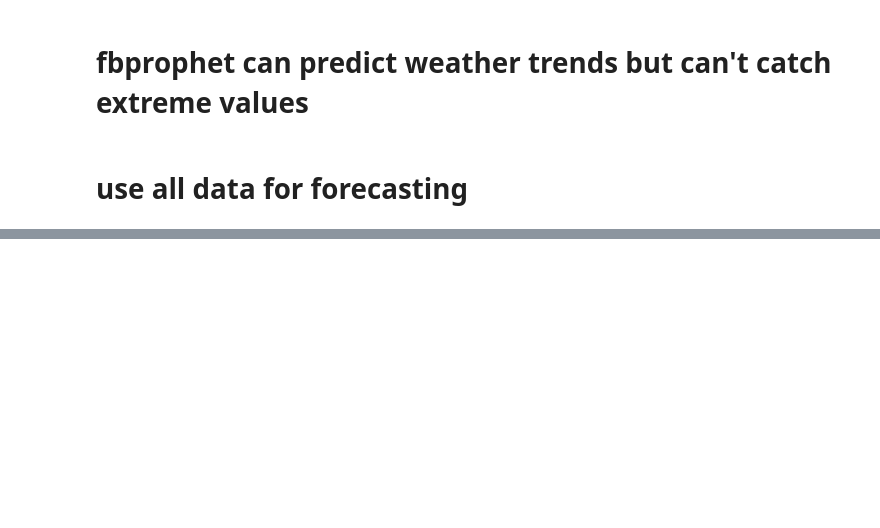
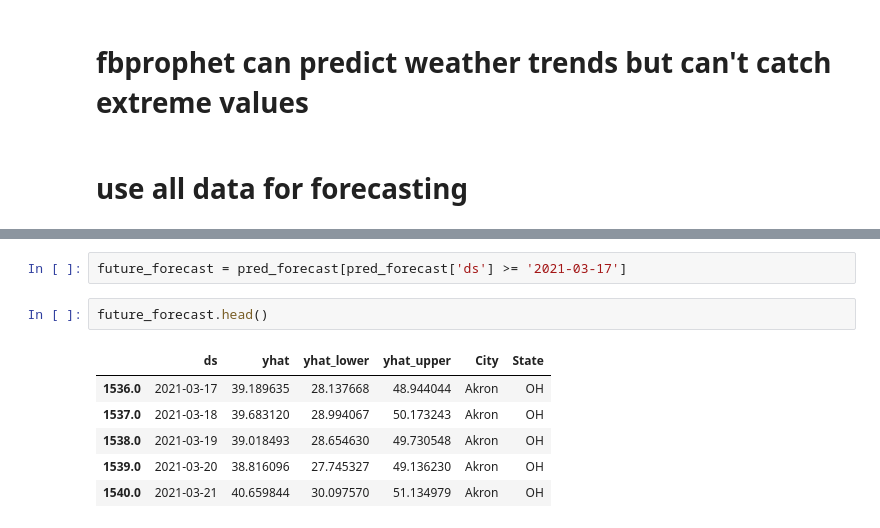
Before and after one commit to BloomTech-Labs/PT17_cityspire-b-ds, a Jupyter notebook: notebooks/model/weather/fbprophet_weather.ipynb, the cells around one changed output, grey strips where cells are left out. Cells and saved outputs as stored; diff of their text form; blank space fills up the shorter version.

```diff
--- a/notebooks/model/weather/fbprophet_weather.ipynb
+++ b/notebooks/model/weather/fbprophet_weather.ipynb
@@ -325,0 +390,11 @@ for city in cities.groups:
+# %%
+future_forecast = pred_forecast[pred_forecast['ds'] >= '2021-03-17']
+# %%
+future_forecast.head()
+# %% [output]
+|  | ds | yhat | yhat_lower | yhat_upper | City | State |
+| 1536.0 | 2021-03-17 | 39.189635 | 28.137668 | 48.944044 | Akron | OH |
+| 1537.0 | 2021-03-18 | 39.683120 | 28.994067 | 50.173243 | Akron | OH |
+| 1538.0 | 2021-03-19 | 39.018493 | 28.654630 | 49.730548 | Akron | OH |
+| 1539.0 | 2021-03-20 | 38.816096 | 27.745327 | 49.136230 | Akron | OH |
+| 1540.0 | 2021-03-21 | 40.659844 | 30.097570 | 51.134979 | Akron | OH |
```
Also changed, not shown: parts of 12 cells of this notebook, 2 other files.
